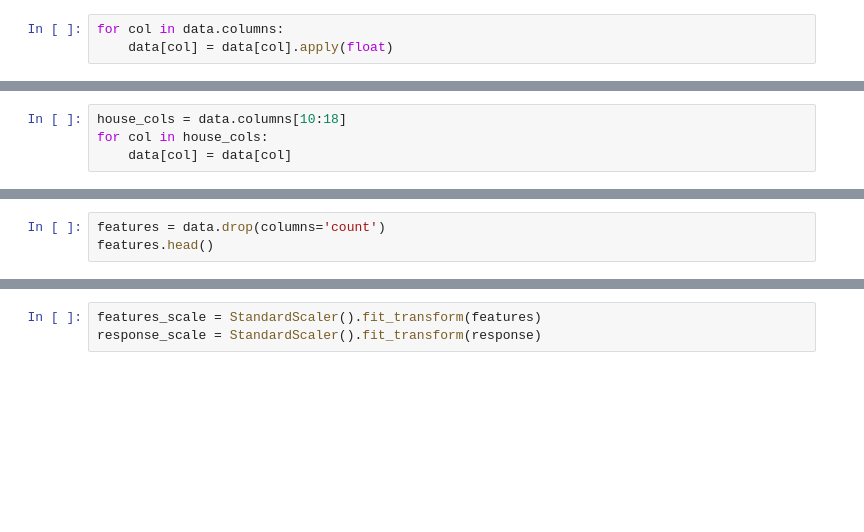
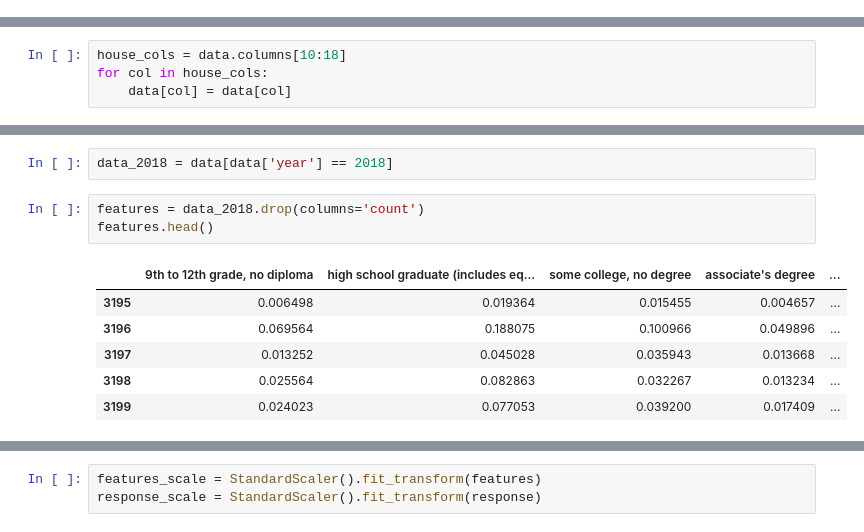
Before and after one commit to samaygarg/evprediction, a Jupyter notebook: finalproject_samay.ipynb, the cells around one changed output, grey strips where cells are left out. Saved outputs shown, nothing was run; the diff lists cells and outputs as text; blank space fills up the shorter version.

```diff
--- a/finalproject_samay.ipynb
+++ b/finalproject_samay.ipynb
@@ -72,9 +72,6 @@ data.head(3)
 | 0 | 6.6 | 20.3 | 18.4 | 6.9 | ... |
 | 1 | 9.8 | 30.5 | 28.5 | 9.5 | ... |
 | 2 | 5.9 | 19.7 | 22.3 | 8.2 | ... |
-# %%
-for col in data.columns:
-    data[col] = data[col].apply(float)
 # %%
 data.dtypes
 # %% [output]
@@ -108,4 +119,13 @@ data.head()
+# %%
+data_2018 = data[data['year'] == 2018]
 # %%
-features = data.drop(columns='count')
+features = data_2018.drop(columns='count')
 features.head()
+# %% [output]
+|  | 9th to 12th grade, no diploma | high school graduate (includes eq... | some college, no degree | associate's degree | ... |
+| 3195 | 0.006498 | 0.019364 | 0.015455 | 0.004657 | ... |
+| 3196 | 0.069564 | 0.188075 | 0.100966 | 0.049896 | ... |
+| 3197 | 0.013252 | 0.045028 | 0.035943 | 0.013668 | ... |
+| 3198 | 0.025564 | 0.082863 | 0.032267 | 0.013234 | ... |
+| 3199 | 0.024023 | 0.077053 | 0.039200 | 0.017409 | ... |
 # %%
```
Also changed, not shown: parts of 15 cells of this notebook, 1 other file.
